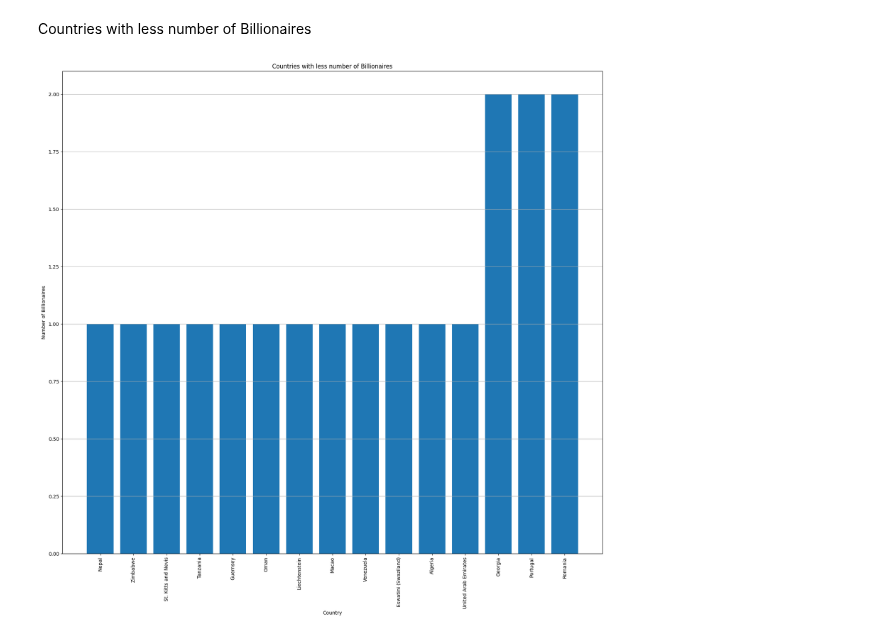
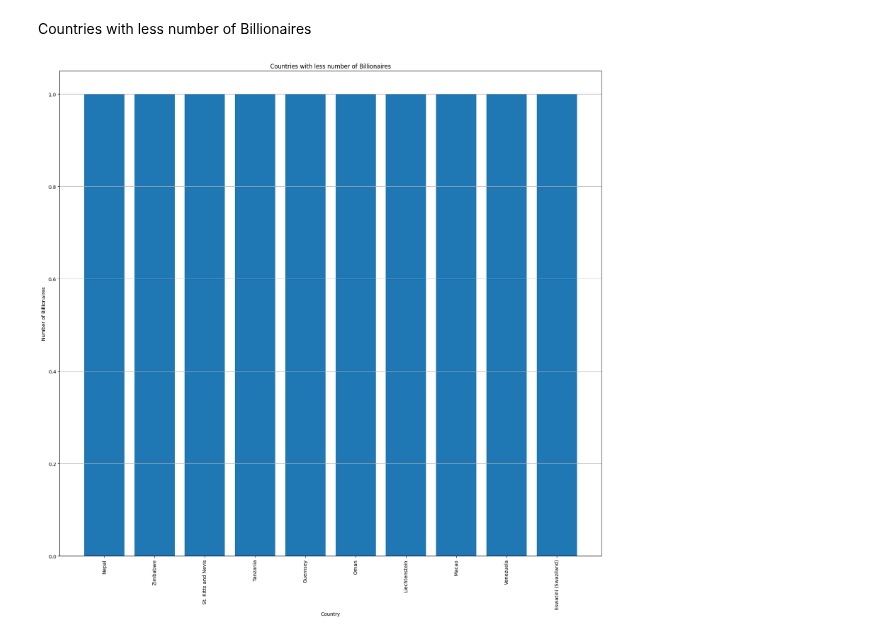
Before and after one commit to TaRa1999R/Data_Science, a Jupyter notebook: assignment40/1-billionaires.ipynb, the cells around one changed output. Drawn from its saved outputs; the diff is of its cells as text; code cells hidden in the pictures.

```diff
--- a/assignment40/1-billionaires.ipynb
+++ b/assignment40/1-billionaires.ipynb
@@ -96,18 +96,18 @@ plt.show ()
 Countries with less number of Billionaires
 # %%
 df_number = data['Country'].value_counts().reset_index ()
-df_poor = df_number.sort_values (by = ['count'] , ascending = True).head(15)
+df_poor = df_number.sort_values (by = ['count'] , ascending = True).head(10)
 
 plt.figure (figsize = (20 , 18))
 plt.bar (df_poor['Country'] , df_poor['count'])
 
 plt.xticks (rotation = 'vertical')
 plt.xlabel ('Country')
 plt.ylabel ('Number of Billionaires')
 plt.title ("Countries with less number of Billionaires")
 plt.grid (axis= 'y')
 
 plt.savefig ('outputs\output1 country with less number of billionaires.png')
 plt.show ()
 # %% [output]
-[figure, old version]
+[figure, new version]
```
Also changed, not shown: parts of 1 cell of this notebook, 4 other files.
